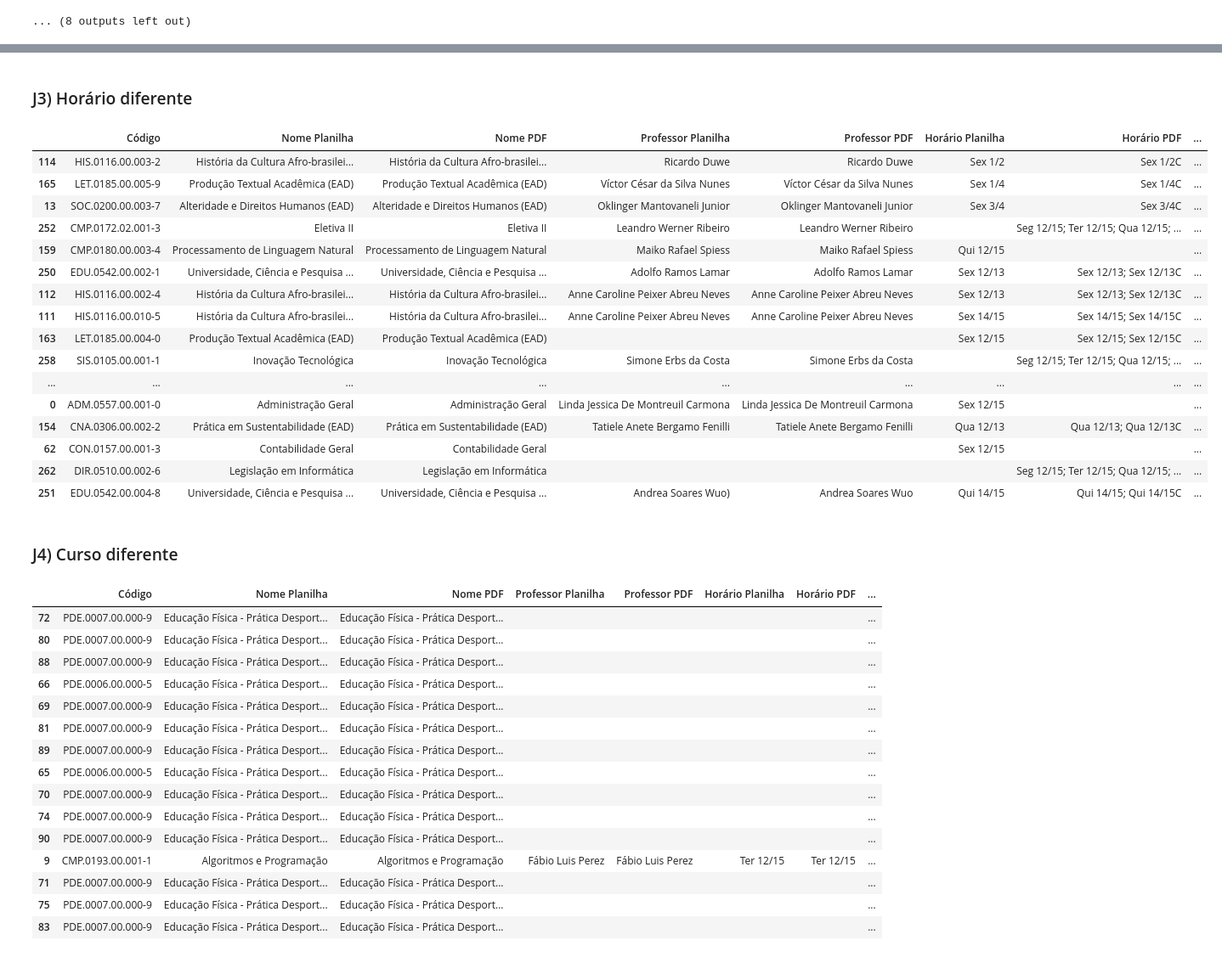
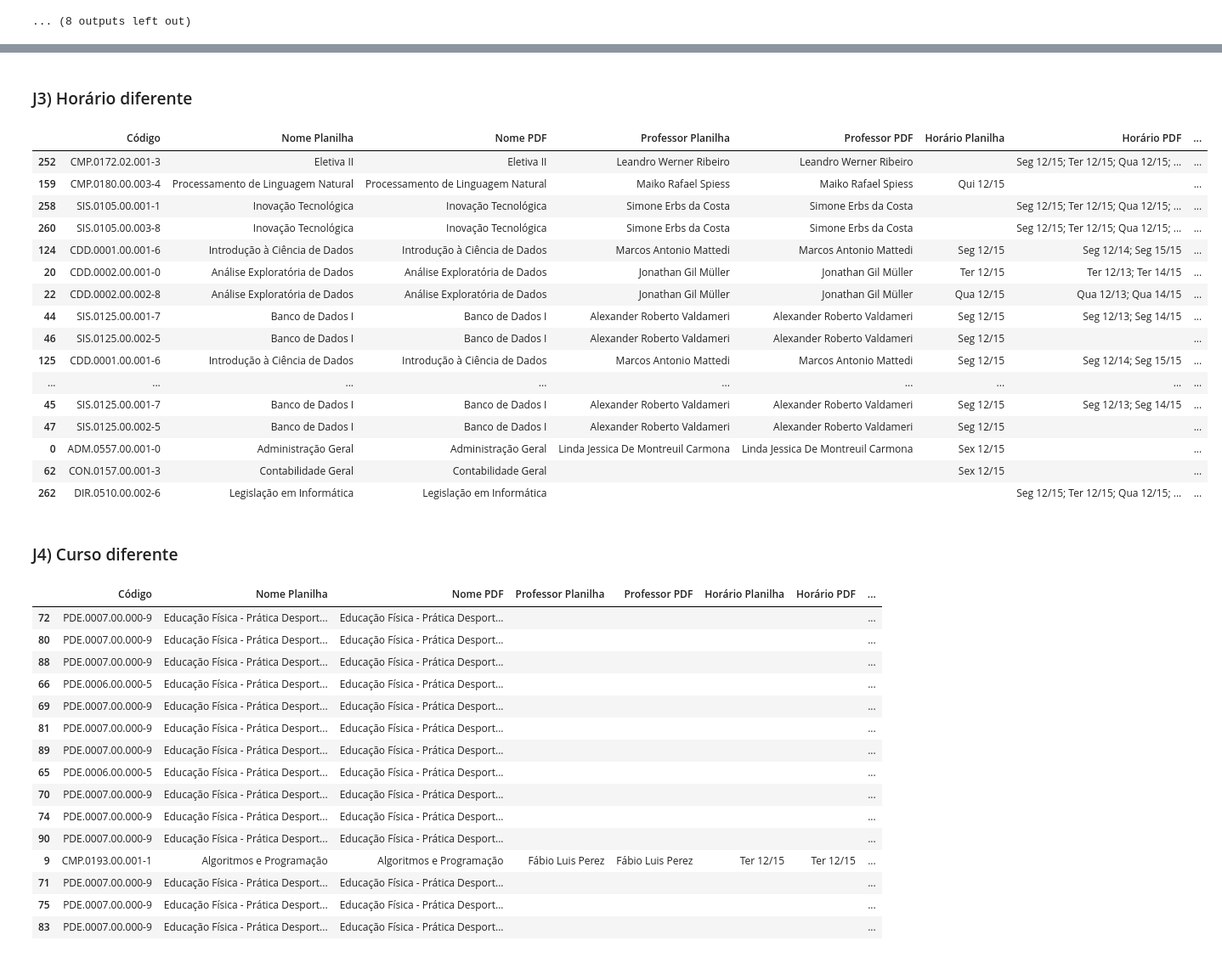
Before and after one commit to DSCFURB/dsc, a Jupyter notebook: ___Python/main.ipynb, the cells around one changed output, grey strips where cells are left out. Shown at 85% size. Cells and saved outputs as stored; diff of their text form; code cells hidden in the pictures.

```diff
--- a/___Python/main.ipynb
+++ b/___Python/main.ipynb
@@ -1161,7 +1171,7 @@ professor_diferente = professor_diferente.drop(columns=["Tipo de inconsistência
 horario_diferente = horario_diferente.drop(columns=["Tipo de inconsistência"], errors="ignore")
 curso_diferente = curso_diferente.drop(columns=["Tipo de inconsistência"], errors="ignore")
 
-display_result("A) Turmas dos cursos ausentes na planilha", ausentes_cursos)
+display_result("A) Turmas dos cursos PDFs ausentes na planilha", ausentes_cursos)
 display_result("B) Turmas do DSC ausentes na planilha", ausentes_dsc)
 display_result("J1) Nome diferente", nome_diferente)
 display_result("J2) Professor diferente", professor_diferente)
@@ -1172,44 +1182,44 @@ display_result("J4) Curso diferente", curso_diferente)
 Nenhuma inconsistência encontrada.
 ### B) Turmas do DSC ausentes na planilha
 Nenhuma inconsistência encontrada.
 ### J1) Nome diferente
 Nenhuma inconsistência encontrada.
 ### J2) Professor diferente
 |  | Código | Nome Planilha | Nome PDF | Professor Planilha | Professor PDF | Horário Planilha | Horário PDF | ... |
 | 140 | CMP.0169.00.002-3 | Lógica para Computação | Lógica para Computação | Mayara Lídia Cordeiro Kraetzer |  | Sex 1/4 | Sex 1/4 | ... |
 | 119 | CMP.0173.00.002-4 | Inteligência Artificial | Inteligência Artificial | Guilherme Legal de Oliveria |  | Sex 1/4 | Sex 1/4 | ... |
 | 220 | CMP.0184.00.002-0 | Sistemas Distribuídos | Sistemas Distribuídos | Marcos Rodrigo Momo |  | Qui 1/4 | Qui 1/4 | ... |
 | 108 | MAT.0193.00.002-0 | Geometria Analítica | Geometria Analítica | Christiano Garcia | Simone Leal Schwertl | Qua 1/4 | Qua 1/4 | ... |
 | 126 | CMP.0084.00.001-0 | Introdução à Computação | Introdução à Computação | Timóteo Monteiro da Silva |  | Seg 14/15 | Seg 14/15 | ... |
 | 142 | CMP.0169.00.001-5 | Lógica para Computação | Lógica para Computação | Mayara Lídia Cordeiro Kraetzer |  | Ter 12/15 | Ter 12/15 | ... |
 | 144 | CMP.0169.00.004-0 | Lógica para Computação | Lógica para Computação | Mayara Lídia Cordeiro Kraetzer |  | Qua 12/15 | Qua 12/15 | ... |
 | 180 | CMP.0170.01.002-9 | Programação Web I | Programação Web I | Marcos Rodrigo Momo |  | Ter 12/15 | Ter 12/15 | ... |
 | 190 | CMP.0170.02.001-6 | Programação Web II | Programação Web II | Ricardo Voigt |  | Ter 12/15 | Ter 12/15 | ... |
 | 188 | CMP.0170.02.003-2 | Programação Web II | Programação Web II | Luciana Pereira de Araújo Kohler |  | Qua 12/15 | Qua 12/15 | ... |
 | ... | ... | ... | ... | ... | ... | ... | ... | ... |
 | 110 | SIS.0124.00.001-3 | Gestão da Informação | Gestão da Informação | Marcos Rodrigo Momo | Angelica Karize Viecelli | Seg 14/15 | Seg 14/15 | ... |
 | 134 | CMP.0169.00.003-1 | Lógica para Computação | Lógica para Computação | Mayara Lídia Cordeiro Kraetzer |  | Seg 12/15 | Seg 12/15 | ... |
 | 251 | EDU.0542.00.004-8 | Universidade, Ciência e Pesquisa ... | Universidade, Ciência e Pesquisa ... | Andrea Soares Wuo) | Andrea Soares Wuo | Qui 14/15 | Qui 14/15; Qui 14/15C | ... |
 | 214 | SIS.0104.00.002-6 | Segurança da Informação | Segurança da Informação | Guilherme Legal de Oliveria | Guilherme Legal de Oliveira | Qui 12/15 | Qui 12/15 | ... |
 | 48 | SIS.0114.01.001-6 | Banco de Dados I | Banco de Dados I | Marcos Rodrigo Momo |  | Qua 12/15 | Qua 12/15 | ... |
 ### J3) Horário diferente
 |  | Código | Nome Planilha | Nome PDF | Professor Planilha | Professor PDF | Horário Planilha | Horário PDF | ... |
-| 114 | HIS.0116.00.003-2 | História da Cultura Afro-brasilei... | História da Cultura Afro-brasilei... | Ricardo Duwe | Ricardo Duwe | Sex 1/2 | Sex 1/2C | ... |
-| 165 | LET.0185.00.005-9 | Produção Textual Acadêmica (EAD) | Produção Textual Acadêmica (EAD) | Víctor César da Silva Nunes | Víctor César da Silva Nunes | Sex 1/4 | Sex 1/4C | ... |
-| 13 | SOC.0200.00.003-7 | Alteridade e Direitos Humanos (EAD) | Alteridade e Direitos Humanos (EAD) | Oklinger Mantovaneli Junior | Oklinger Mantovaneli Junior | Sex 3/4 | Sex 3/4C | ... |
 | 252 | CMP.0172.02.001-3 | Eletiva II | Eletiva II | Leandro Werner Ribeiro | Leandro Werner Ribeiro |  | Seg 12/15; Ter 12/15; Qua 12/15; ... | ... |
 | 159 | CMP.0180.00.003-4 | Processamento de Linguagem Natural | Processamento de Linguagem Natural | Maiko Rafael Spiess | Maiko Rafael Spiess | Qui 12/15 |  | ... |
-| 250 | EDU.0542.00.002-1 | Universidade, Ciência e Pesquisa ... | Universidade, Ciência e Pesquisa ... | Adolfo Ramos Lamar | Adolfo Ramos Lamar | Sex 12/13 | Sex 12/13; Sex 12/13C | ... |
-| 112 | HIS.0116.00.002-4 | História da Cultura Afro-brasilei... | História da Cultura Afro-brasilei... | Anne Caroline Peixer Abreu Neves | Anne Caroline Peixer Abreu Neves | Sex 12/13 | Sex 12/13; Sex 12/13C | ... |
-| 111 | HIS.0116.00.010-5 | História da Cultura Afro-brasilei... | História da Cultura Afro-brasilei... | Anne Caroline Peixer Abreu Neves | Anne Caroline Peixer Abreu Neves | Sex 14/15 | Sex 14/15; Sex 14/15C | ... |
-| 163 | LET.0185.00.004-0 | Produção Textual Acadêmica (EAD) | Produção Textual Acadêmica (EAD) |  |  | Sex 12/15 | Sex 12/15; Sex 12/15C | ... |
 | 258 | SIS.0105.00.001-1 | Inovação Tecnológica | Inovação Tecnológica | Simone Erbs da Costa | Simone Erbs da Costa |  | Seg 12/15; Ter 12/15; Qua 12/15; ... | ... |
+| 260 | SIS.0105.00.003-8 | Inovação Tecnológica | Inovação Tecnológica | Simone Erbs da Costa | Simone Erbs da Costa |  | Seg 12/15; Ter 12/15; Qua 12/15; ... | ... |
+| 124 | CDD.0001.00.001-6 | Introdução à Ciência de Dados | Introdução à Ciência de Dados | Marcos Antonio Mattedi | Marcos Antonio Mattedi | Seg 12/15 | Seg 12/14; Seg 15/15 | ... |
+| 20 | CDD.0002.00.001-0 | Análise Exploratória de Dados | Análise Exploratória de Dados | Jonathan Gil Müller | Jonathan Gil Müller | Ter 12/15 | Ter 12/13; Ter 14/15 | ... |
+| 22 | CDD.0002.00.002-8 | Análise Exploratória de Dados | Análise Exploratória de Dados | Jonathan Gil Müller | Jonathan Gil Müller | Qua 12/15 | Qua 12/13; Qua 14/15 | ... |
+| 44 | SIS.0125.00.001-7 | Banco de Dados I | Banco de Dados I | Alexander Roberto Valdameri | Alexander Roberto Valdameri | Seg 12/15 | Seg 12/13; Seg 14/15 | ... |
+| 46 | SIS.0125.00.002-5 | Banco de Dados I | Banco de Dados I | Alexander Roberto Valdameri | Alexander Roberto Valdameri | Seg 12/15 |  | ... |
+| 125 | CDD.0001.00.001-6 | Introdução à Ciência de Dados | Introdução à Ciência de Dados | Marcos Antonio Mattedi | Marcos Antonio Mattedi | Seg 12/15 | Seg 12/14; Seg 15/15 | ... |
 | ... | ... | ... | ... | ... | ... | ... | ... | ... |
+| 45 | SIS.0125.00.001-7 | Banco de Dados I | Banco de Dados I | Alexander Roberto Valdameri | Alexander Roberto Valdameri | Seg 12/15 | Seg 12/13; Seg 14/15 | ... |
+| 47 | SIS.0125.00.002-5 | Banco de Dados I | Banco de Dados I | Alexander Roberto Valdameri | Alexander Roberto Valdameri | Seg 12/15 |  | ... |
 | 0 | ADM.0557.00.001-0 | Administração Geral | Administração Geral | Linda Jessica De Montreuil Carmona | Linda Jessica De Montreuil Carmona | Sex 12/15 |  | ... |
-| 154 | CNA.0306.00.002-2 | Prática em Sustentabilidade (EAD) | Prática em Sustentabilidade (EAD) | Tatiele Anete Bergamo Fenilli | Tatiele Anete Bergamo Fenilli | Qua 12/13 | Qua 12/13; Qua 12/13C | ... |
 | 62 | CON.0157.00.001-3 | Contabilidade Geral | Contabilidade Geral |  |  | Sex 12/15 |  | ... |
 | 262 | DIR.0510.00.002-6 | Legislação em Informática | Legislação em Informática |  |  |  | Seg 12/15; Ter 12/15; Qua 12/15; ... | ... |
-| 251 | EDU.0542.00.004-8 | Universidade, Ciência e Pesquisa ... | Universidade, Ciência e Pesquisa ... | Andrea Soares Wuo) | Andrea Soares Wuo | Qui 14/15 | Qui 14/15; Qui 14/15C | ... |
 ### J4) Curso diferente
 |  | Código | Nome Planilha | Nome PDF | Professor Planilha | Professor PDF | Horário Planilha | Horário PDF | ... |
 | 72 | PDE.0007.00.000-9 | Educação Física - Prática Desport... | Educação Física - Prática Desport... |  |  |  |  | ... |
```
Also changed, not shown: parts of 3 cells of this notebook.
